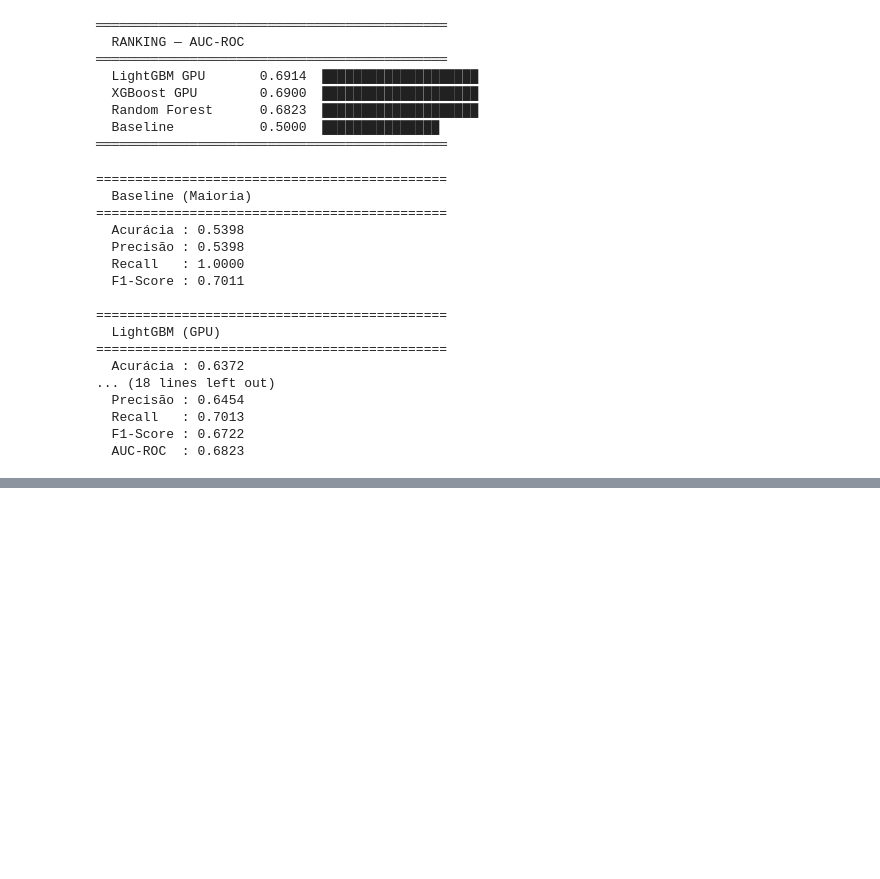
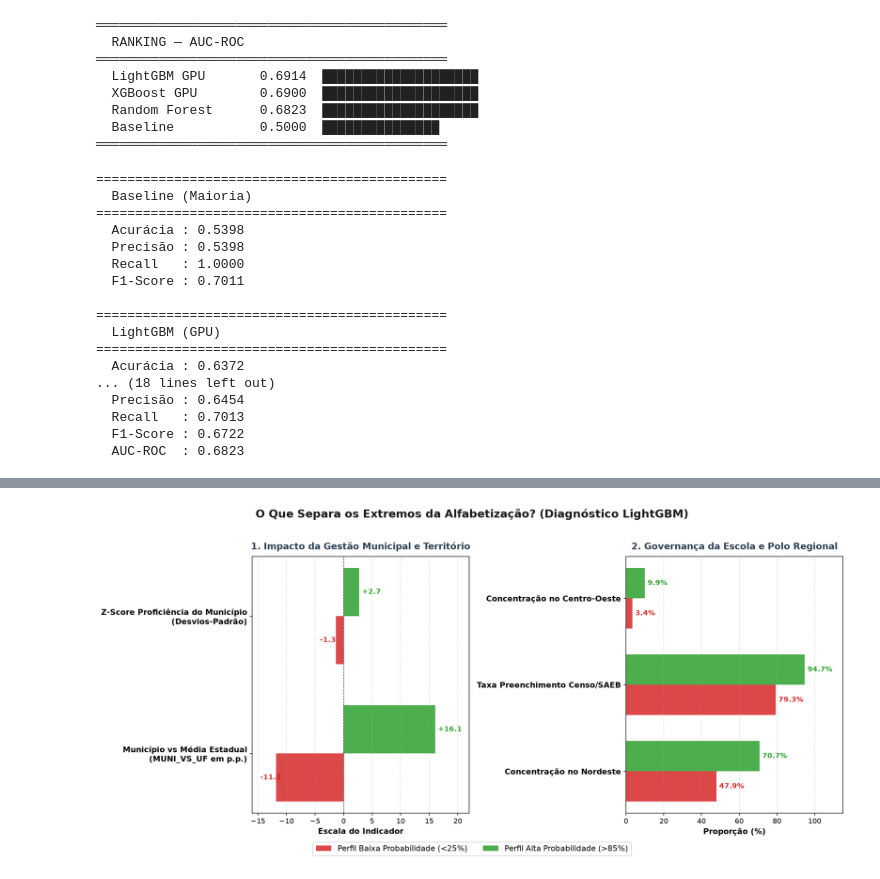
Before and after one commit to LucasRuizMartins/fiap_tech_challenge_03, a Jupyter notebook: notebooks/01 - pipeline.ipynb, the cells around one changed output, grey strips where cells are left out. Saved outputs shown, nothing was run; the diff lists cells and outputs as text; code cells hidden in the pictures; blank space fills up the shorter version.

```diff
--- a/notebooks/01 - pipeline.ipynb
+++ b/notebooks/01 - pipeline.ipynb
@@ -836,7 +848,7 @@ import matplotlib.pyplot as plt
 
 # Filtra os dados de 2023 por estado
 df_ufs = resultado_metas[
-    (resultado_metas["ANO"] == 2023) &
+    (resultado_metas["NU_ANO_AVALIACAO"] == 2023) &
     (resultado_metas["SIGLA_UF"].notnull()) &
     (~resultado_metas["SIGLA_UF"].isin(["SC*"]))
 ].copy()
@@ -1405,0 +1614,91 @@ Training until validation scores don't improve for 40 rounds
+# %%
+import matplotlib.pyplot as plt
+import numpy as np
+
+# ── 1. Dados extraídos do seu teste ──────────────────────────────────────────
+# Grupo 1: Indicadores Municipais
+labels_muni = [
+    "Município vs Média Estadual\n(MUNI_VS_UF em p.p.)",
+    "Z-Score Proficiência do Município\n(Desvios-Padrão)"
+]
+alta_muni = [16.05, 2.74]
+baixa_muni = [-11.80, -1.34]
+
+# Grupo 2: Indicadores Estruturais e Regionais (%)
+labels_perc = [
+    "Concentração no Nordeste",
+    "Taxa Preenchimento Censo/SAEB",
+    "Concentração no Centro-Oeste"
+]
+alta_perc = [70.7, 94.7, 9.9]
+baixa_perc = [47.9, 79.3, 3.4]
+
+# ── 2. Configuração do Gráfico para PowerPoint (16:9) ───────────────────────
+fig, (ax1, ax2) = plt.subplots(1, 2, figsize=(15, 6.5), dpi=150)
+fig.suptitle(
+    "O Que Separa os Extremos da Alfabetização? (Diagnóstico LightGBM)",
+    fontsize=16, fontweight="bold", y=1.02, color="#1a1a1a"
+)
+
+cor_alta = "#2ca02c"   # Verde Sucesso
+cor_baixa = "#d62728"  # Vermelho Alerta
+largura = 0.35
+
+# ── PAINEL 1: O Efeito da Gestão Municipal ──────────────────────────────────
+y1 = np.arange(len(labels_muni))
+rects1_b = ax1.barh(y1 - largura/2, baixa_muni, largura, label="Perfil Baixa Probabilidade (<25%)", color=cor_baixa, alpha=0.85)
+rects1_a = ax1.barh(y1 + largura/2, alta_muni, largura, label="Perfil Alta Probabilidade (>85%)", color=cor_alta, alpha=0.85)
+
+ax1.axvline(0, color="black", linestyle="--", lw=0.8, alpha=0.7)
+ax1.set_yticks(y1)
+ax1.set_yticklabels(labels_muni, fontsize=11, fontweight="bold")
+ax1.set_xlabel("Escala do Indicador", fontsize=11, fontweight="bold")
+ax1.set_title("1. Impacto da Gestão Municipal e Território", fontsize=13, fontweight="bold", pad=10, color="#2c3e50")
+ax1.grid(axis="x", linestyle="--", alpha=0.4)
+ax1.set_xlim(-16, 22)
+
+# Rótulos de valores nas barras
+for r in rects1_b:
+    w = r.get_width()
+    ax1.annotate(f"{w:+.1f}", (w - 2.8 if w < 0 else w + 0.5, r.get_y() + r.get_height()/2),
+                 va='center', fontsize=10, fontweight='bold', color=cor_baixa)
+for r in rects1_a:
+    w = r.get_width()
+    ax1.annotate(f"{w:+.1f}", (w + 0.5, r.get_y() + r.get_height()/2),
+                 va='center', fontsize=10, fontweight='bold', color=cor_alta)
+
+# ── PAINEL 2: Governança Escolar e Regional ─────────────────────────────────
+y2 = np.arange(len(labels_perc))
+rects2_b = ax2.barh(y2 - largura/2, baixa_perc, largura, label="Perfil Baixa Probabilidade (<25%)", color=cor_baixa, alpha=0.85)
+rects2_a = ax2.barh(y2 + largura/2, alta_perc, largura, label="Perfil Alta Probabilidade (>85%)", color=cor_alta, alpha=0.85)
+
+ax2.set_yticks(y2)
+ax2.set_yticklabels(labels_perc, fontsize=11, fontweight="bold")
+ax2.set_xlabel("Proporção (%)", fontsize=11, fontweight="bold")
+ax2.set_title("2. Governança da Escola e Polo Regional", fontsize=13, fontweight="bold", pad=10, color="#2c3e50")
+ax2.grid(axis="x", linestyle="--", alpha=0.4)
+ax2.set_xlim(0, 115)
+
+# Rótulos de valores nas barras
+for r in rects2_b:
+    w = r.get_width()
+    ax2.annotate(f"{w:.1f}%", (w + 1.5, r.get_y() + r.get_height()/2),
+                 va='center', fontsize=10, fontweight='bold', color=cor_baixa)
+for r in rects2_a:
+    w = r.get_width()
+    ax2.annotate(f"{w:.1f}%", (w + 1.5, r.get_y() + r.get_height()/2),
+                 va='center', fontsize=10, fontweight='bold', color=cor_alta)
+
+# Legenda unificada embaixo
+handles, labels = ax1.get_legend_handles_labels()
+fig.legend(handles, labels, loc="lower center", bbox_to_anchor=(0.5, -0.05), ncol=2, fontsize=11, frameon=True)
+
+plt.tight_layout()
+
+# Salva automaticamente em alta resolução para o PowerPoint
+plt.savefig("grafico_perfil_extremos_powerpoint.png", dpi=300, bbox_inches="tight")
+plt.show()
+
+print("✅ Gráfico gerado e salvo como 'grafico_perfil_extremos_powerpoint.png'!")
+# %% [output]
+[figure, added]
```
Also changed, not shown: parts of 59 cells of this notebook, 4 other files.
